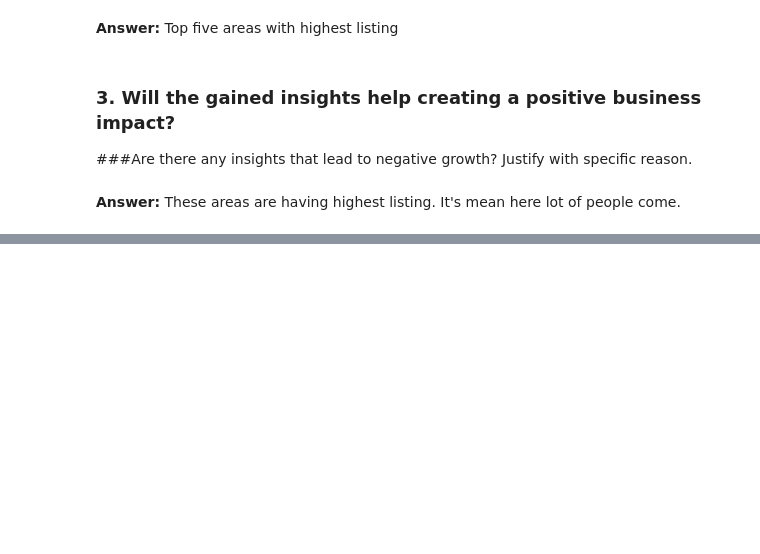
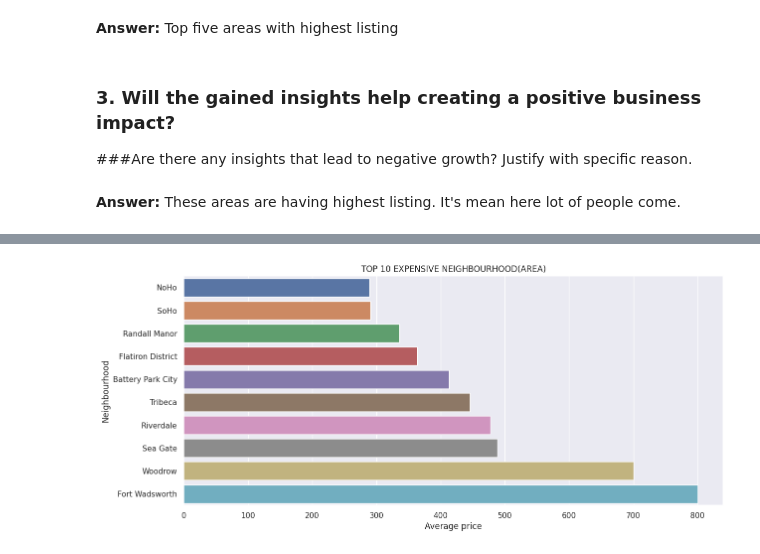
Before and after one commit to David-Kumawat/Capstone_Project-AirBnb_Bookings_Analysis, a Jupyter notebook: Capstone_EDA_Project_AirBnb_Bookings_Analysis.ipynb, the cells around one changed output, grey strips where cells are left out. Cells and saved outputs as stored; diff of their text form; code cells hidden in the pictures; blank space fills up the shorter version.

```diff
--- a/Capstone_EDA_Project_AirBnb_Bookings_Analysis.ipynb
+++ b/Capstone_EDA_Project_AirBnb_Bookings_Analysis.ipynb
@@ -551,0 +608,9 @@ plt.show()
+# %%
+# By using groupby method will get neighbourhood with max average price
+area_with_avg_price = new_df.groupby(['neighbourhood']).agg({'price':'mean'}).reset_index().sort_values(by='price')
+
+# Changing name of dataframe columns
+area_with_avg_price.rename(columns={'price':'avg.price'},inplace=True)
+
+# show
+area_with_avg_price.sort_values(by='avg.price',ascending=False)
@@ -551,0 +631,11 @@ plt.show()
+# %%
+# Chart - 7
+
+# Visualization
+sns.barplot(data=area_with_avg_price[-10:],x='avg.price',y='neighbourhood')
+plt.title('TOP 10 EXPENSIVE NEIGHBOURHOOD(AREA)')
+plt.xlabel('Average price')
+plt.ylabel('Neighbourhood')
+plt.show()
+# %% [output]
+[figure, added]
```
Also changed, not shown: parts of 42 cells of this notebook.
